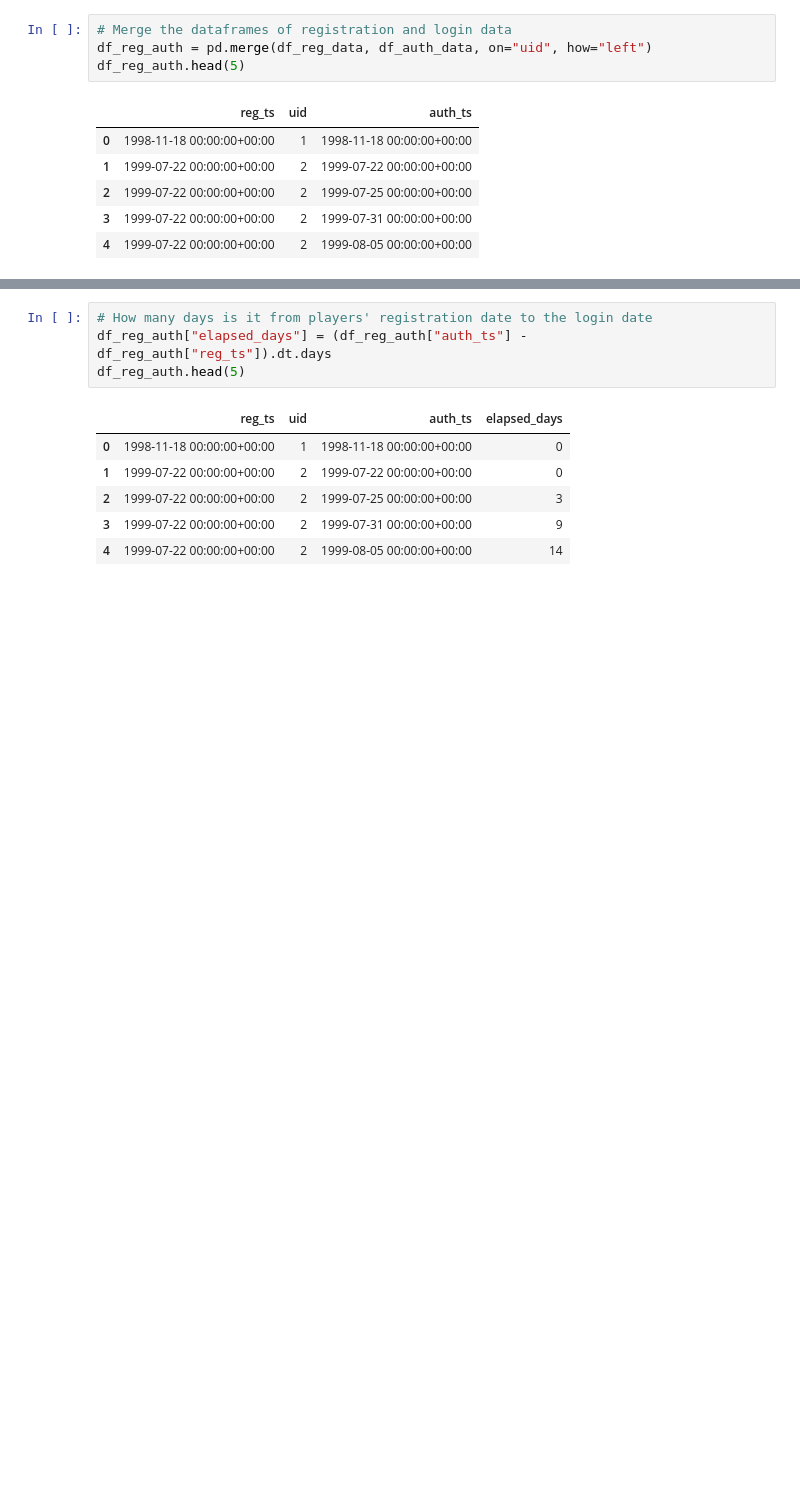
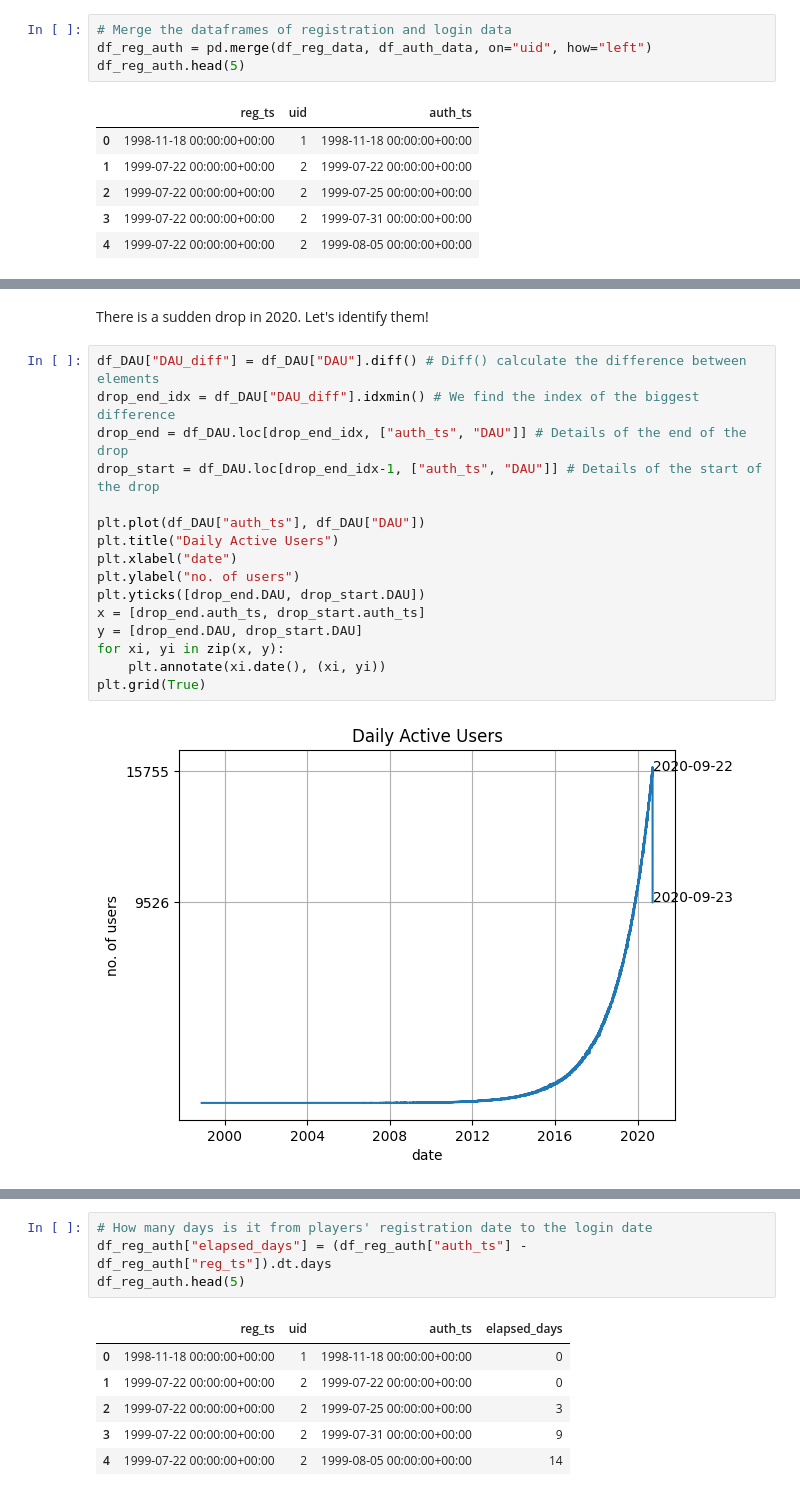
Before and after one commit to huongtxdo/Game-data-anlytics, a Jupyter notebook: notebooks/02_exploration.ipynb, the cells around one changed output, grey strips where cells are left out. Saved outputs shown, nothing was run; the diff lists cells and outputs as text; blank space fills up the shorter version.

```diff
--- a/notebooks/02_exploration.ipynb
+++ b/notebooks/02_exploration.ipynb
@@ -59,0 +85,20 @@ df_reg_auth.head(5)
+# %% [markdown]
+There is a sudden drop in 2020. Let's identify them!
+# %%
+df_DAU["DAU_diff"] = df_DAU["DAU"].diff() # Diff() calculate the difference between elements
+drop_end_idx = df_DAU["DAU_diff"].idxmin() # We find the index of the biggest difference
+drop_end = df_DAU.loc[drop_end_idx, ["auth_ts", "DAU"]] # Details of the end of the drop
+drop_start = df_DAU.loc[drop_end_idx-1, ["auth_ts", "DAU"]] # Details of the start of the drop
+
+plt.plot(df_DAU["auth_ts"], df_DAU["DAU"])
+plt.title("Daily Active Users")
+plt.xlabel("date")
+plt.ylabel("no. of users")
+plt.yticks([drop_end.DAU, drop_start.DAU])
+x = [drop_end.auth_ts, drop_start.auth_ts]
+y = [drop_end.DAU, drop_start.DAU]
+for xi, yi in zip(x, y):
+    plt.annotate(xi.date(), (xi, yi))
+plt.grid(True)
+# %% [output]
+[figure, added]
```
Also changed, not shown: parts of 8 cells of this notebook.
